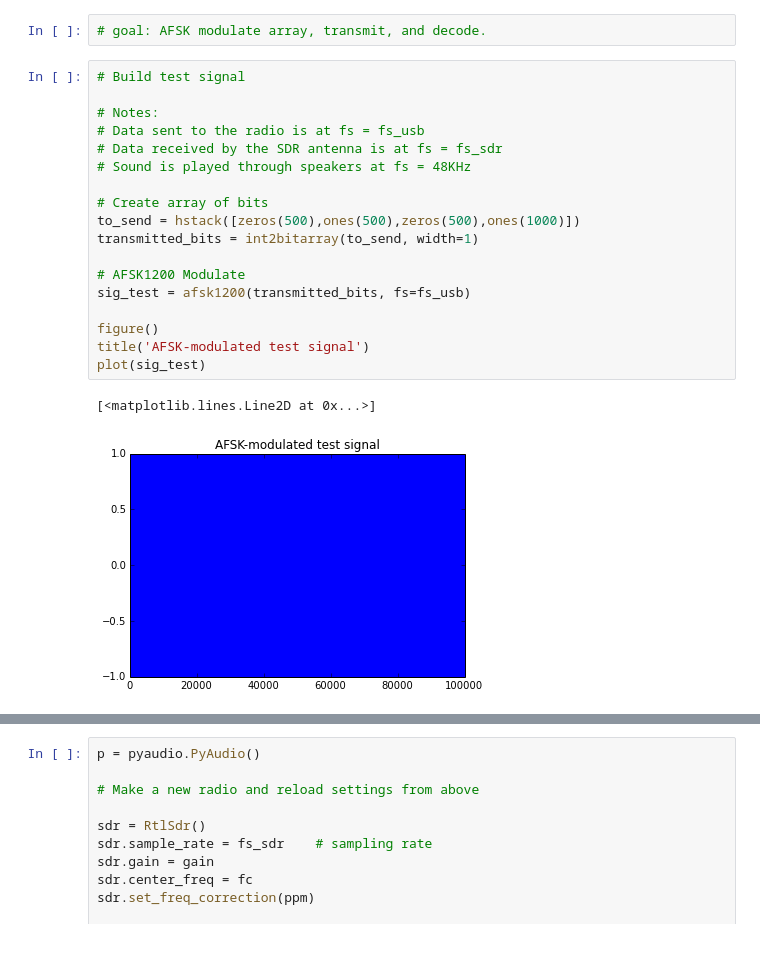
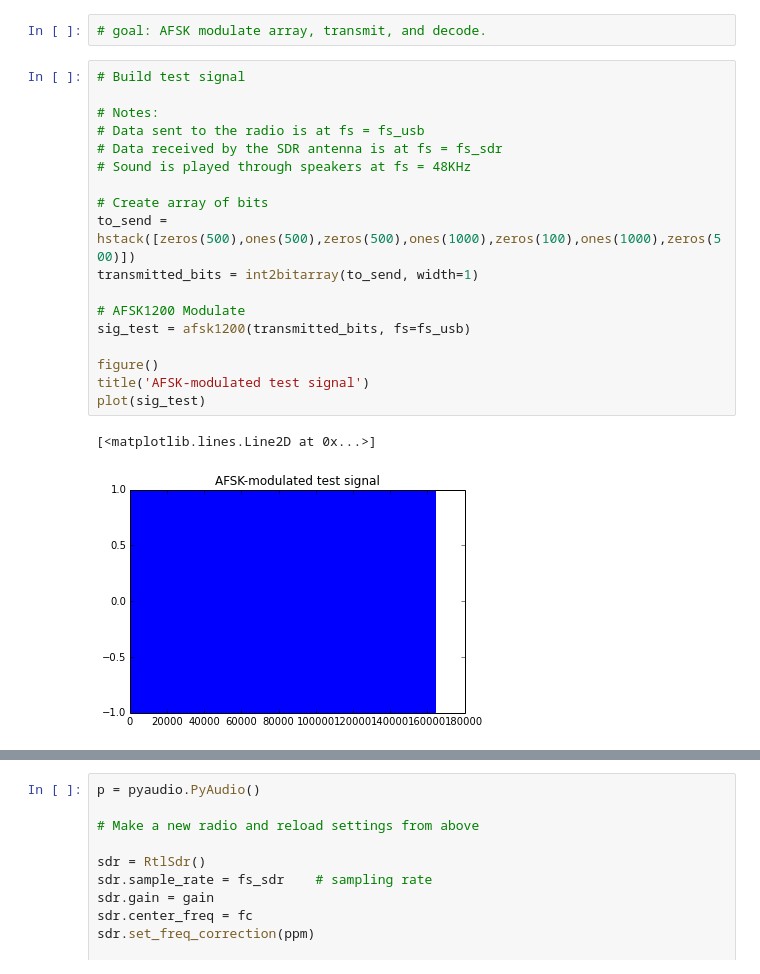
Before and after one commit to alexwal/EE123-Final-Project, a Jupyter notebook: afsk_attempt.ipynb, the cells around one changed output, grey strips where cells are left out. Drawn from its saved outputs; the diff is of its cells as text.

```diff
--- a/afsk_attempt.ipynb
+++ b/afsk_attempt.ipynb
@@ -430,24 +358,24 @@ if this succeeds, you're good!
 # %%
 # Build test signal
 
 # Notes:
 # Data sent to the radio is at fs = fs_usb
 # Data received by the SDR antenna is at fs = fs_sdr
 # Sound is played through speakers at fs = 48KHz
 
 # Create array of bits
-to_send = hstack([zeros(500),ones(500),zeros(500),ones(1000)])
+to_send = hstack([zeros(500),ones(500),zeros(500),ones(1000),zeros(100),ones(1000),zeros(500)])
 transmitted_bits = int2bitarray(to_send, width=1)
 
 # AFSK1200 Modulate
 sig_test = afsk1200(transmitted_bits, fs=fs_usb)
 
 figure()
 title('AFSK-modulated test signal')
 plot(sig_test)
 # %% [output]
 [<matplotlib.lines.Line2D at 0x...>]
-[figure, old version]
+[figure, new version]
 # %%
 # Play AFSK1200-modulated signal
 
```
Also changed, not shown: parts of 11 cells of this notebook.
